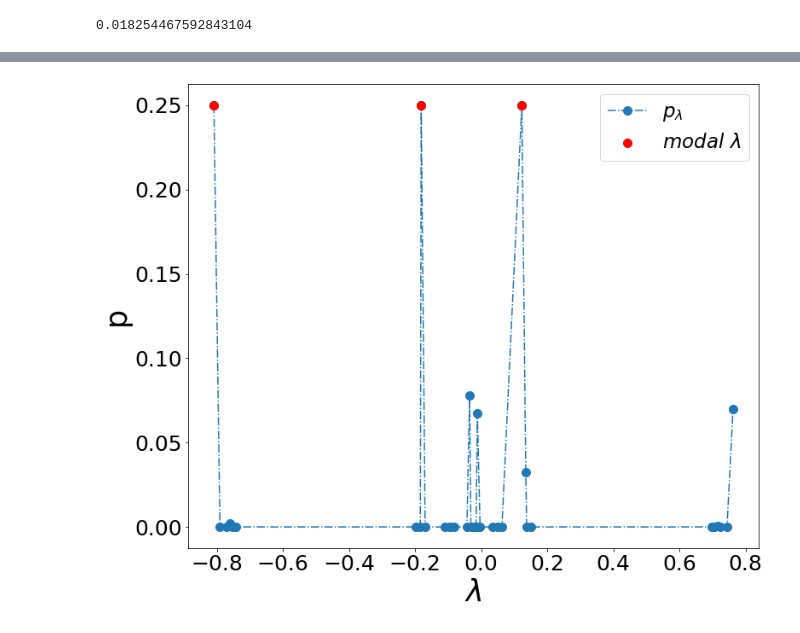
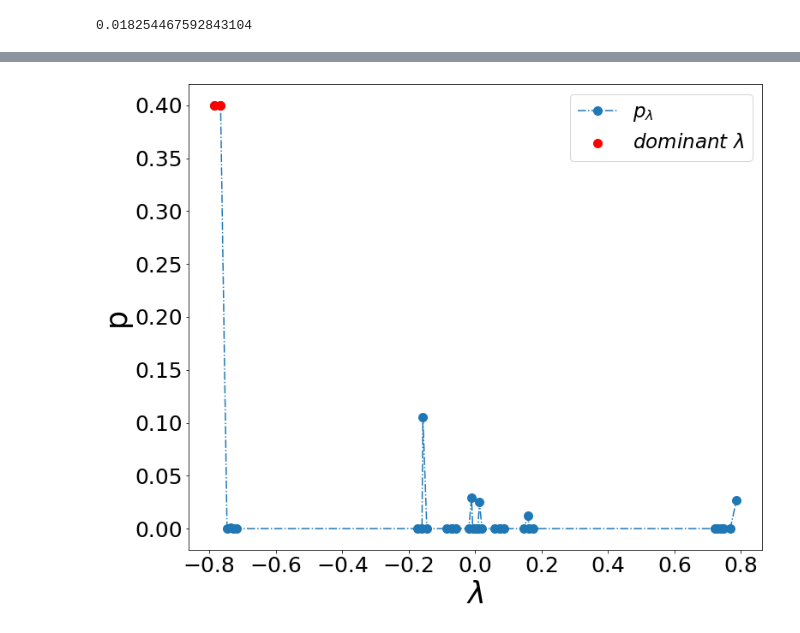
Before and after one commit to zhiyanding/MM-QCELS, a Jupyter notebook: QCELS_multi_hubbard_4sites.ipynb, the cells around one changed output, grey strips where cells are left out. Cells and saved outputs as stored; diff of their text form; code cells hidden in the pictures.

```diff
--- a/QCELS_multi_hubbard_4sites.ipynb
+++ b/QCELS_multi_hubbard_4sites.ipynb
@@ -22,10 +22,9 @@ def generate_spectrum_population_hubbard_4(eigenenergies, population, p):
     p = np.array(p)
     spectrum = eigenenergies * 0.25*np.pi/np.max(np.abs(eigenenergies))#normalize the spectrum
     q = population
-    q=q/(np.sum(q)-q[0]-q[8]-q[26])*(1-p[0]-p[1]-p[2])
+    q=q/(np.sum(q)-q[0]-q[1])*(1-p[0]-p[1])
     q[0]=p[0]
-    q[8]=p[1]
-    q[26]=p[2]
+    q[1]=p[1]
     num_p = p.shape[0]
     return spectrum, q
 # %%
@@ -278,15 +230,15 @@ plt.show()
 # %%
 plt.figure(figsize=(12,10))
 plt.plot(spectrum,population,linestyle="-.",marker="o",
          label="$p_{\lambda}$",zorder = 1)
 plt.xlabel("$\lambda$",fontsize=35)
 plt.ylabel("p",fontsize=35)
-plt.scatter([spectrum[0],spectrum[8],spectrum[26]],
-            [population[0],population[8],population[26]],label=r"$modal\ \lambda$",c ="red",zorder = 2)
+plt.scatter([spectrum[0],spectrum[1]],
+            [population[0],population[1]],label=r"$dominant\ \lambda$",c ="red",zorder = 2)
 plt.xticks(fontsize=25)
 plt.yticks(fontsize=25)
 plt.legend(fontsize=23)
 plt.savefig('Hubbard_4_eigendistribution.pdf')
 plt.show()
 # %% [output]
-[figure, old version]
+[figure, new version]
```
Also changed, not shown: parts of 4 cells of this notebook, 48 other files.
